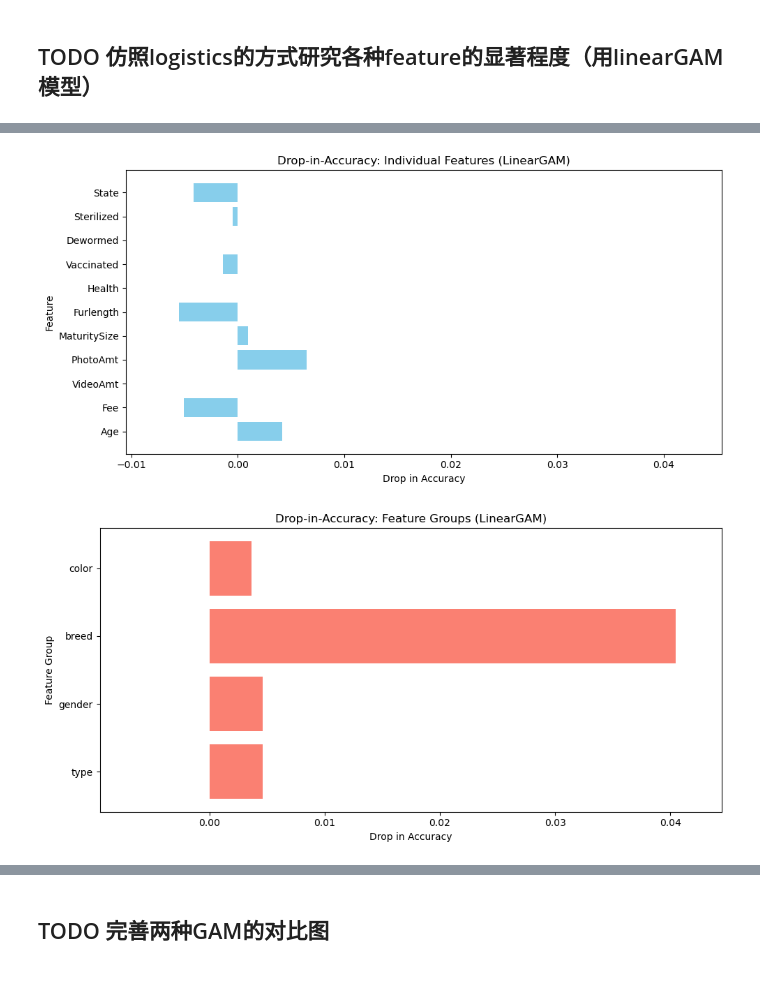
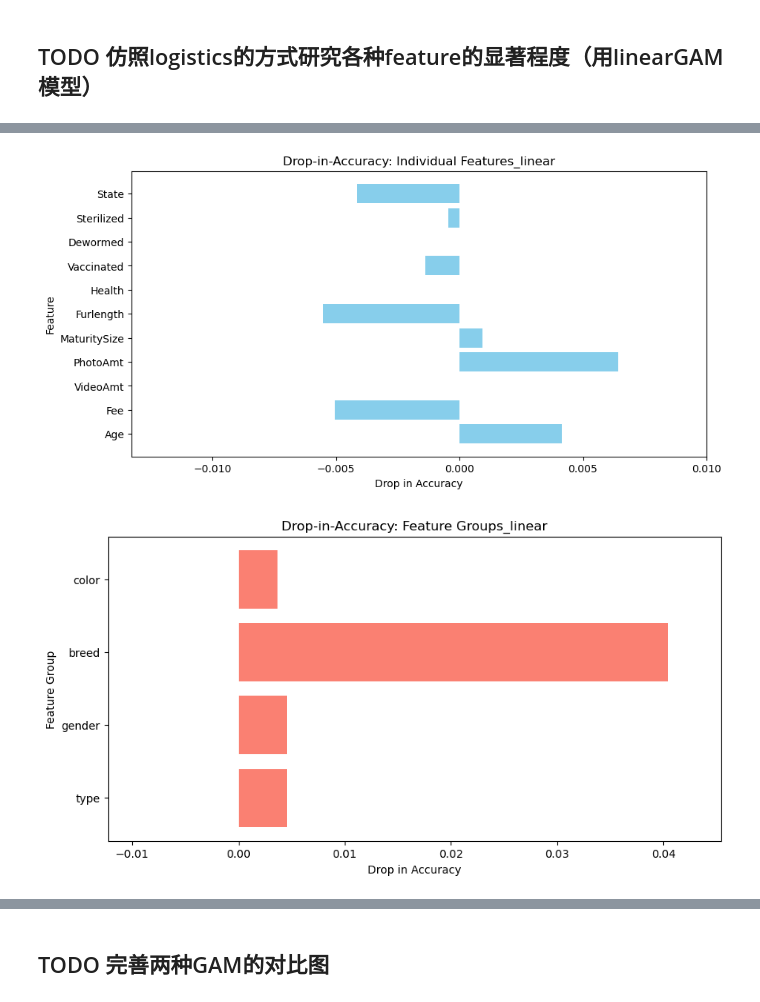
Before and after one commit to RosemarySu/ECE580project, a Jupyter notebook: train_model_modified.ipynb, the cells around one changed output, grey strips where cells are left out. Cells and saved outputs as stored; diff of their text form; code cells hidden in the pictures.

```diff
--- a/train_model_modified.ipynb
+++ b/train_model_modified.ipynb
@@ -228,7 +248,7 @@ if individual_results:
     plt.xlim(x_min-0.005, 0.01)  # Set consistent x-axis range
     plt.xlabel("Drop in Accuracy")
     plt.ylabel("Feature")
-    plt.title("Drop-in-Accuracy: Individual Features")
+    plt.title("Drop-in-Accuracy: Individual Features_logistic")
     plt.show()
 
 # Plot feature groups
@@ -239,6 +259,6 @@ if group_results:
     plt.xlim(x_min-0.004, x_max+0.004)  # Set consistent x-axis range
     plt.xlabel("Drop in Accuracy")
     plt.ylabel("Feature Group")
-    plt.title("Drop-in-Accuracy: Feature Groups")
+    plt.title("Drop-in-Accuracy: Feature Groups_logistic")
     plt.show()
 # %% [output]
@@ -410,7 +430,7 @@ baseline_accuracy1 = accuracy_score(y_val_ordered, y_pred)
 
 # baseline_accuracy = accuracy_score(y_val_ordered, gam.predict(X_val_processed))
 
-drop_in_accuracies = []
+drop_in_accuracies1 = []
 
 for feature_or_group, columns_to_drop in features_to_test.items():
     # 找到需要删除的列索引
@@ -426,13 +446,13 @@ for feature_or_group, columns_to_drop in features_to_test.items():
     y_val_pred = np.clip(np.round(y_val_pred).astype(int), 0, 4)
 
     reduced_accuracy = accuracy_score(y_val_ordered, y_val_pred)
-    drop_in_accuracy = baseline_accuracy - reduced_accuracy
+    drop_in_accuracy = baseline_accuracy1 - reduced_accuracy
 
-    drop_in_accuracies.append((feature_or_group, drop_in_accuracy))
+    drop_in_accuracies1.append((feature_or_group, drop_in_accuracy))
 
 # 输出结果
 print("Drop-in-Accuracy Results:")
-for feature_or_group, drop in drop_in_accuracies:
+for feature_or_group, drop in drop_in_accuracies1:
     print(f"{feature_or_group}: {drop:.4f}")
 # %% [output]
 Drop-in-Accuracy Results:
@@ -564,42 +525,32 @@ color: 0.0037
 # %%
-# Separate individual and group results
-individual_results = [(f, d) for f, d in drop_in_accuracies if f.startswith("feature_")]
-group_results = [(g, d) for g, d in drop_in_accuracies if g in feature_groups]
+individual_results = [(f, d) for f, d in drop_in_accuracies1 if f.startswith("feature_")]
+group_results = [(g, d) for g, d in drop_in_accuracies1 if g in feature_groups]
 
-# Find range for consistent axis limits
-all_drops = [d for _, d in drop_in_accuracies]
+all_rops = [d for _, d in drop_in_accuracies1]
 x_min, x_max = min(all_drops), max(all_drops)
 
-# Plot individual features
 if individual_results:
     features, drops = zip(*individual_results)
-
-    # Replace internal names with readable ones if needed
-    features = ['Age', 'Fee', 'VideoAmt', 'PhotoAmt',
-                'MaturitySize', 'Furlength', 'Health',
-                'Vaccinated', 'Dewormed', 'Sterilized', 'State']
-
+    # print(features)
+    features = ['Age', 'Fee', 'VideoAmt', 'PhotoAmt', 'MaturitySize', 'Furlength', 'Health', 'Vaccinated', 'Dewormed', 'Sterilized', 'State']
     plt.figure(figsize=(10, 5))
     plt.barh(features, drops, color='skyblue')
-    plt.xlim(x_min - 0.005, x_max + 0.005)
+    plt.xlim(x_min-0.005, 0.01)  # Set consistent x-axis range
     plt.xlabel("Drop in Accuracy")
     plt.ylabel("Feature")
-    plt.title("Drop-in-Accuracy: Individual Features (LinearGAM)")
-    plt.tight_layout()
+    plt.title("Drop-in-Accuracy: Individual Features_linear")
     plt.show()
 
-# Plot grouped features
+# Plot feature groups
 if group_results:
     groups, drops = zip(*group_results)
-
     plt.figure(figsize=(10, 5))
     plt.barh(groups, drops, color='salmon')
-    plt.xlim(x_min - 0.004, x_max + 0.004)
+    plt.xlim(x_min-0.004, x_max+0.004)  # Set consistent x-axis range
     plt.xlabel("Drop in Accuracy")
     plt.ylabel("Feature Group")
-    plt.title("Drop-in-Accuracy: Feature Groups (LinearGAM)")
-    plt.tight_layout()
+    plt.title("Drop-in-Accuracy: Feature Groups_linear")
     plt.show()
 # %% [output]
-[figure, old version]
+[figure, new version]
-[figure, old version]
+[figure, new version]
```
Also changed, not shown: parts of 17 cells of this notebook.
